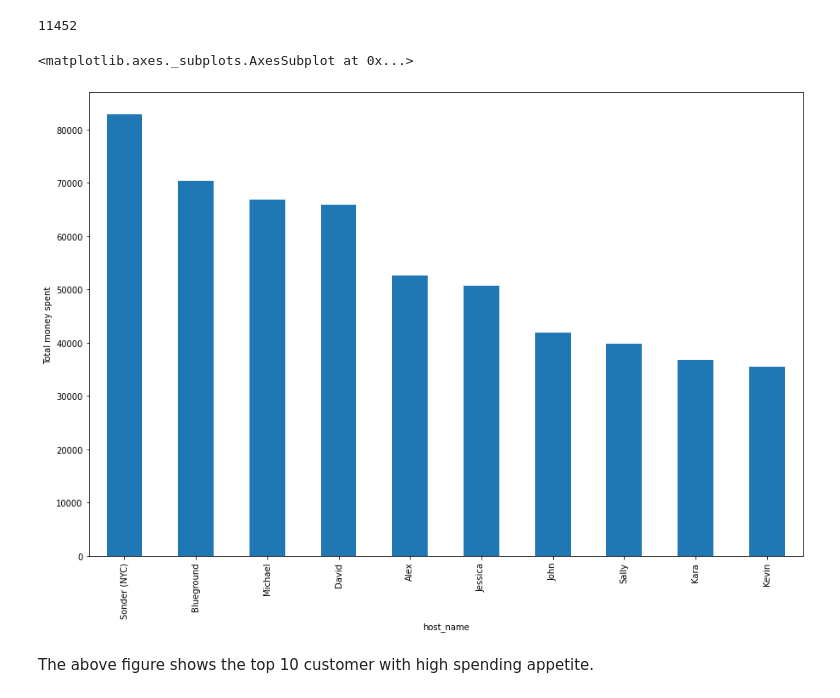
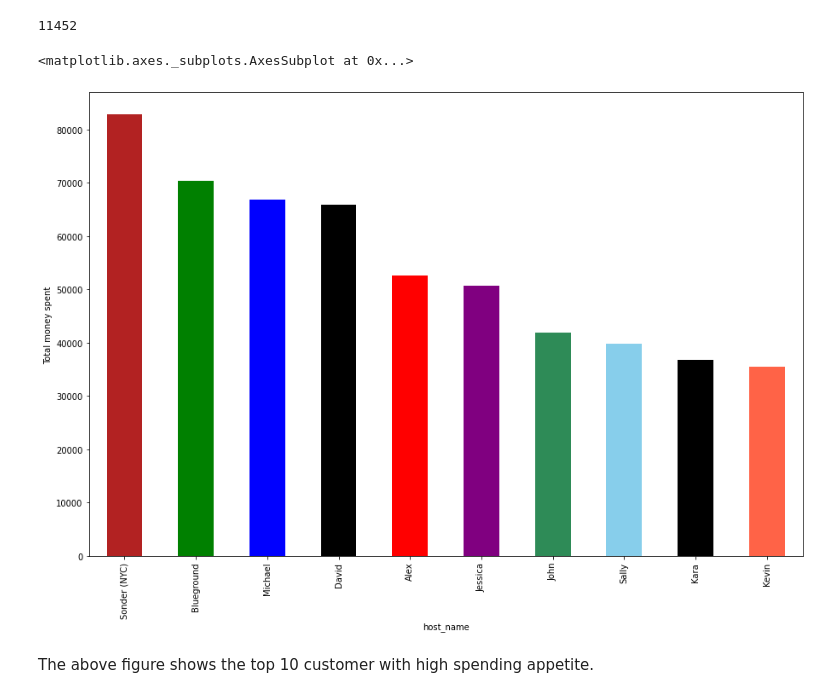
Before and after one commit to SubhamZap/Airbnb-Booking-Analysis, a Jupyter notebook: Airbnb_Bookings_Analysis_Capstone_Project.ipynb, the cells around one changed output. Saved outputs shown, nothing was run; the diff lists cells and outputs as text; code cells hidden in the pictures.

```diff
--- a/Airbnb_Bookings_Analysis_Capstone_Project.ipynb
+++ b/Airbnb_Bookings_Analysis_Capstone_Project.ipynb
@@ -265,12 +265,13 @@ new_air_df.host_name.nunique()
 # %%
 # Top 10 hosts which have higher spending value
 
 top_10_affluent_hosts = new_air_df.groupby(['host_name'])['price'].sum().sort_values(ascending=False).nlargest(10)
 plt.figure(figsize=[15,10])
-top_10_affluent_hosts.plot(kind= 'bar', ylabel= 'Total money spent')
+top_10_affluent_hosts.plot(kind= 'bar', ylabel= 'Total money spent', color = ['firebrick', 'green', 'blue', 'black', 'red',
+                                                                              'purple', 'seagreen', 'skyblue', 'black', 'tomato'])
 # %% [output]
 <matplotlib.axes._subplots.AxesSubplot at 0x...>
-[figure, old version]
+[figure, new version]
 # %% [markdown]
 The above figure shows the top 10 customer with high spending appetite.
 # %%
```
Also changed, not shown: parts of 8 cells of this notebook.
